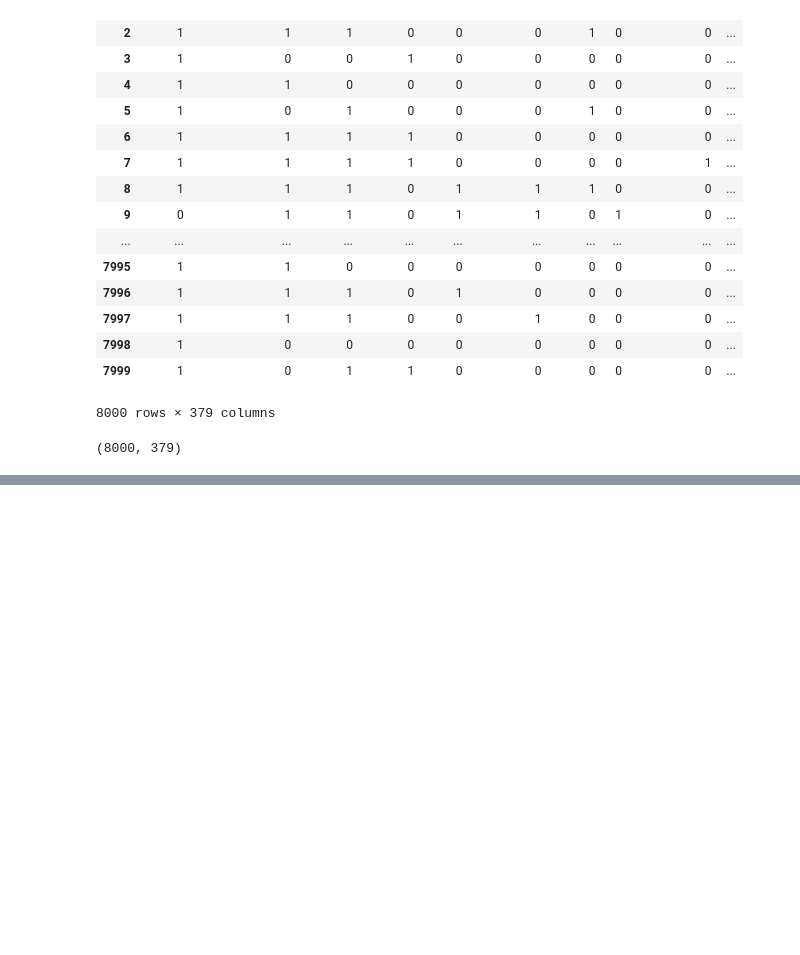
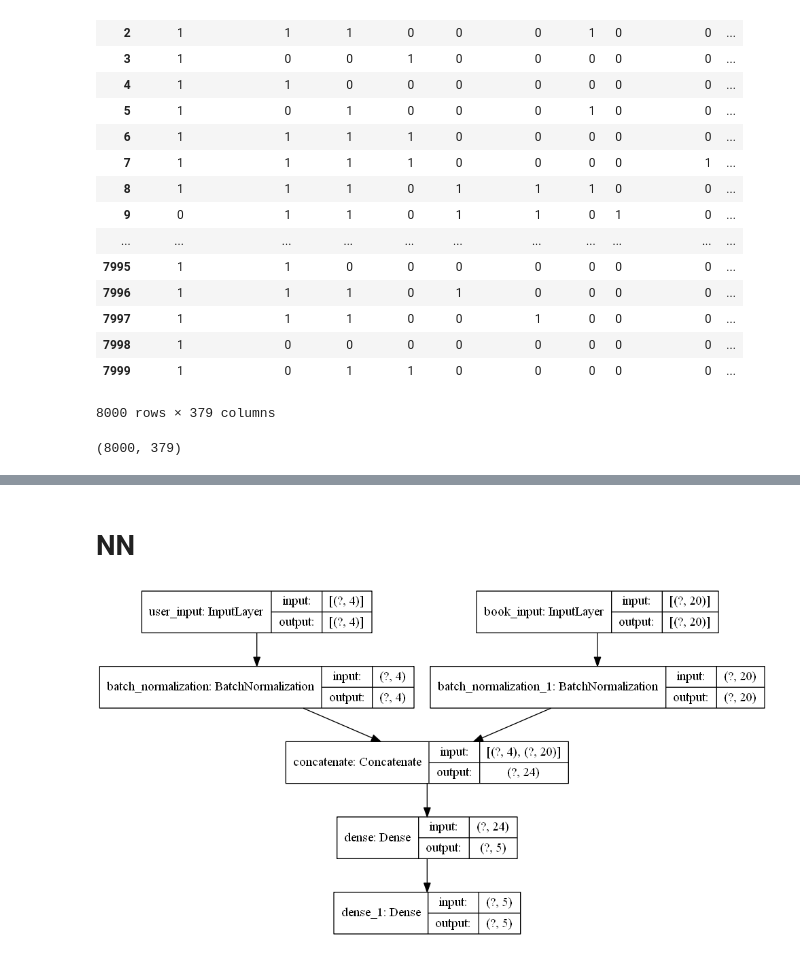
Before and after one commit to myccccccc/RecoBook, a Jupyter notebook: NN.ipynb, the cells around one changed output, grey strips where cells are left out. Saved outputs shown, nothing was run; the diff lists cells and outputs as text; code cells hidden in the pictures; blank space fills up the shorter version.

```diff
--- a/NN.ipynb
+++ b/NN.ipynb
@@ -144,0 +147,32 @@ array([ 0.11285291,  0.21640028,  0.28382925,  0.34646042,  0.3964459 ,
+# %% [markdown]
+# NN
+# %%
+# user_input = keras.Input(shape=(4,), name="user_input")
+# norm_user_input = keras.layers.BatchNormalization(gamma_constraint=keras.constraints.MinMaxNorm(min_value=0.5, max_value=1.5))(user_input)
+# book_input = keras.Input(shape=(20,), name="book_input")
+# x = keras.layers.Dense(6, activation="tanh", kernel_constraint=keras.constraints.MinMaxNorm(min_value=-0.1, max_value=0.1))(book_input)
+# x = keras.layers.BatchNormalization(gamma_constraint=keras.constraints.MinMaxNorm(min_value=0.5, max_value=1.5))(x)
+# x = keras.layers.concatenate([norm_user_input, x])
+# x = keras.layers.Dense(3, activation="tanh", kernel_constraint=keras.constraints.MinMaxNorm(min_value=-0.1, max_value=0.1))(x)
+# output = keras.layers.Dense(1)(x)
+# user_input = keras.Input(shape=(4,), name="user_input")
+# norm_user_input = keras.layers.BatchNormalization()(user_input)
+# book_input = keras.Input(shape=(20,), name="book_input")
+# norm_book_input = keras.layers.BatchNormalization()(book_input)
+# x = keras.layers.concatenate([norm_user_input, norm_book_input])
+# x = keras.layers.Dense(5, activation="tanh")(x)
+# output = keras.layers.Dense(1, activation="sigmoid")(x)
+user_input = keras.Input(shape=(4,), name="user_input")
+norm_user_input = keras.layers.BatchNormalization()(user_input)
+book_input = keras.Input(shape=(20,), name="book_input")
+norm_book_input = keras.layers.BatchNormalization()(book_input)
+x = keras.layers.concatenate([norm_user_input, norm_book_input])
+x = keras.layers.Dense(5, activation="tanh")(x)
+output = keras.layers.Dense(5, activation="softmax")(x)
+# %%
+model = keras.Model(inputs=[user_input, book_input],
+                    outputs=[output])
+# %%
+keras.utils.plot_model(model, 'NN.png', show_shapes=True)
+# %% [output]
+[figure, added]
```
Also changed, not shown: parts of 20 cells of this notebook.
